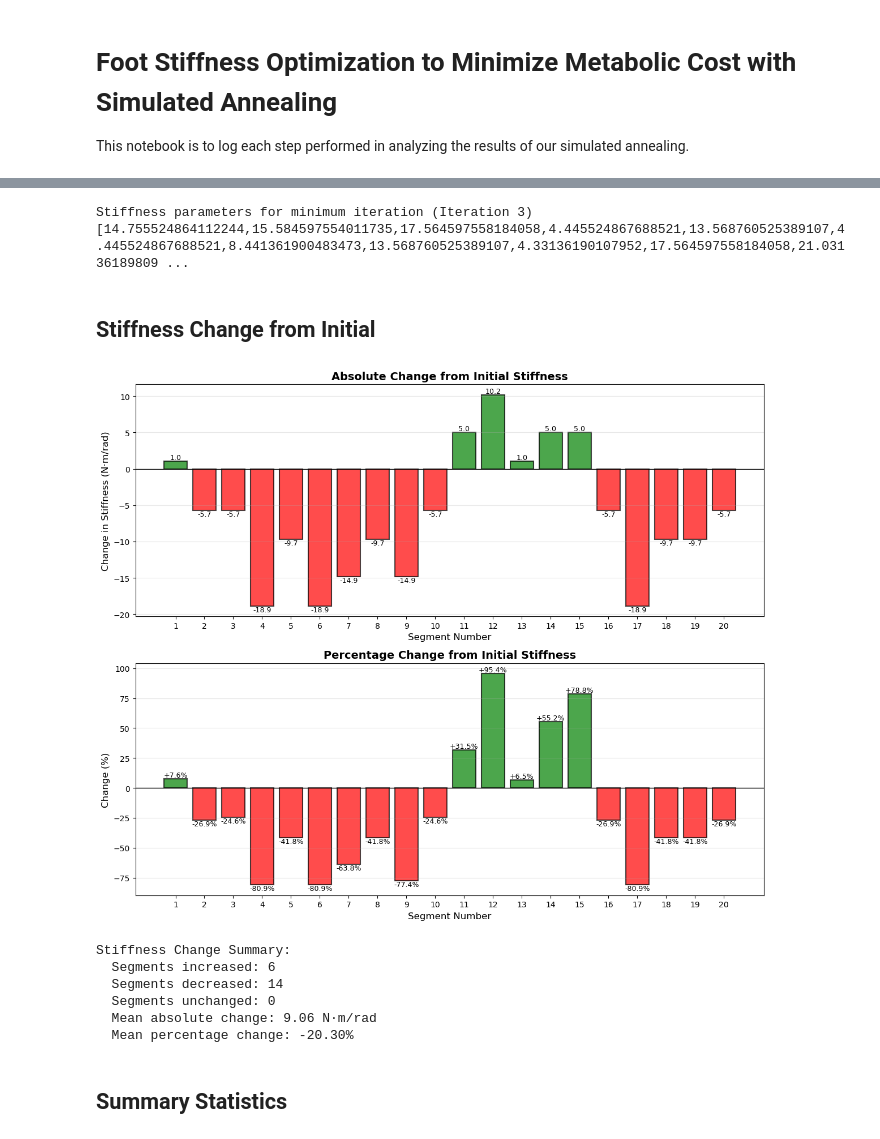
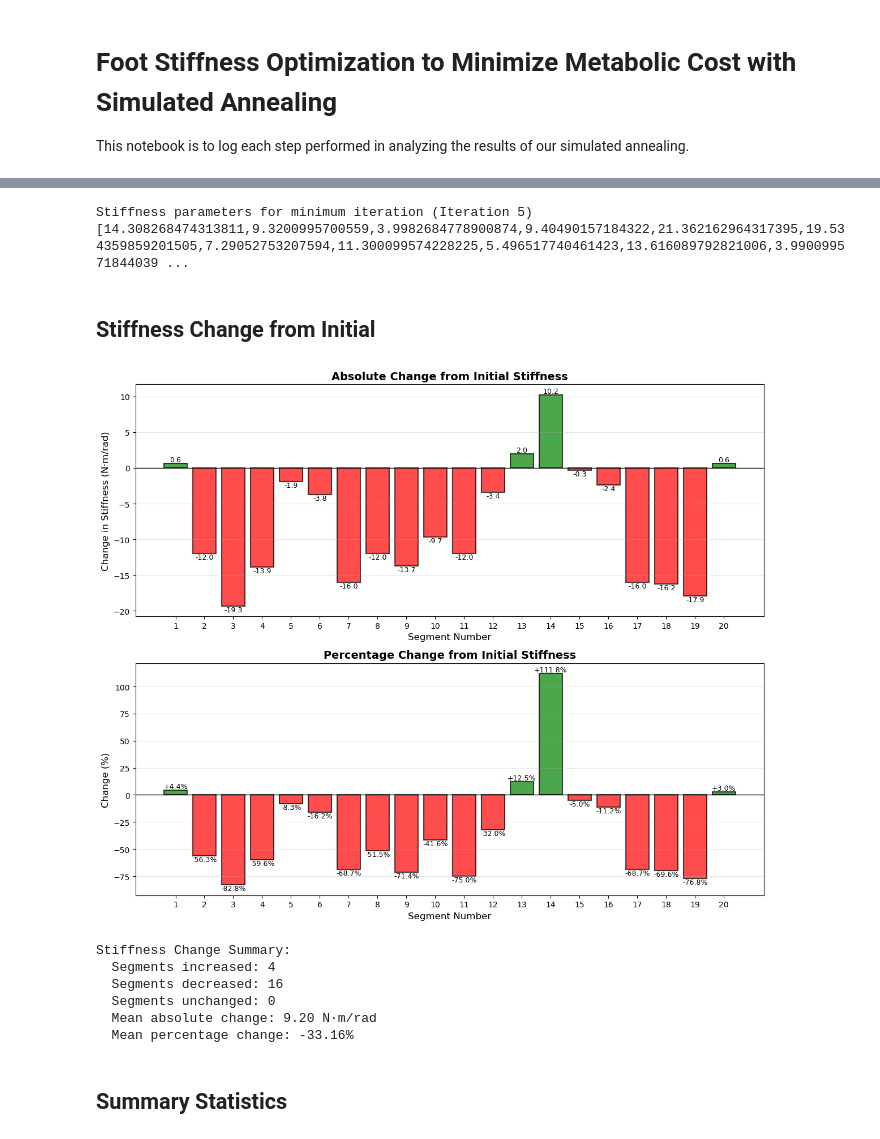
Before and after one commit to aidankirwin/StiffFoot, a Jupyter notebook: results_analysis/analysis.ipynb, the cells around one changed output, grey strips where cells are left out. Saved outputs shown, nothing was run; the diff lists cells and outputs as text; code cells hidden in the pictures.

Commit message:
important changes

```diff
--- a/results_analysis/analysis.ipynb
+++ b/results_analysis/analysis.ipynb
@@ -9,7 +9,7 @@ import pickle
 
 # Import data
 
-with open('iteration_data.pkl', 'rb') as f:
+with open('iteration_data_2.pkl', 'rb') as f:
     results = pickle.load(f)
 
 print(results)
@@ -61,15 +61,8 @@ stiffnesses = [x['x'] for x in results]
 
 print('['+','.join(map(str, stiffnesses[minima]))+']')
 # %% [output]
-Stiffness parameters for minimum iteration (Iteration 3)
-[14.755524864112244,15.584597554011735,17.564597558184058,4.445524867688521,13.568760525389107,4.445524867688521,8.441361900483473,13.568760525389107,4.33136190107952,17.564597558184058,21.03136189809 ...
+Stiffness parameters for minimum iteration (Iteration 5)
+[14.308268474313811,9.3200995700559,3.9982684778900874,9.40490157184322,21.362162964317395,19.534359859201505,7.29052753207594,11.300099574228225,5.496517740461423,13.616089792821006,3.990099571844039 ...
-# %%
-import opensim as osim
-from simulated_annealing import run_full_pipeline
-
-x = [14.755524864112244,15.584597554011735,17.564597558184058,4.445524867688521,13.568760525389107,4.445524867688521,8.441361900483473,13.568760525389107,4.33136190107952,17.564597558184058,21.031361898099288,20.82876052479306,17.035524865304335,14.181361904059754,11.441361894523011,15.584597554011735,4.445524867688521,13.568760525389107,13.568760525389107,15.584597554011735]
-
-run_full_pipeline(x)
 # %% [markdown]
 ## Stiffness Change from Initial
 # %%
@@ -88,7 +81,7 @@ colors1 = ['green' if x > 0 else 'red' for x in absolute_changes]
 bars1 = ax1.bar(segments, absolute_changes, color=colors1, edgecolor='black', linewidth=1.5, alpha=0.7)
 ax1.axhline(y=0, color='black', linestyle='-', linewidth=1)
 ax1.set_xlabel('Segment Number', fontsize=12)
-ax1.set_ylabel('Change in Stiffness (N·m/rad)', fontsize=12)
+ax1.set_ylabel('Change in Stiffness (N·m/deg)', fontsize=12)
 ax1.set_title('Absolute Change from Initial Stiffness', fontsize=14, fontweight='bold')
 ax1.set_xticks(segments)
 ax1.grid(True, alpha=0.3, axis='y')
@@ -96,41 +89,41 @@ ax1.grid(True, alpha=0.3, axis='y')
 # Add value labels on bars
 for i, (seg, val) in enumerate(zip(segments, absolute_changes)):
     ax1.text(seg, val, f'{val:.1f}', ha='center',
              va='bottom' if val > 0 else 'top', fontsize=9)
 
 # Plot 2: Percentage change
 colors2 = ['green' if x > 0 else 'red' for x in percent_changes]
 bars2 = ax2.bar(segments, percent_changes, color=colors2, edgecolor='black', linewidth=1.5, alpha=0.7)
 ax2.axhline(y=0, color='black', linestyle='-', linewidth=1)
 ax2.set_xlabel('Segment Number', fontsize=12)
 ax2.set_ylabel('Change (%)', fontsize=12)
 ax2.set_title('Percentage Change from Initial Stiffness', fontsize=14, fontweight='bold')
 ax2.set_xticks(segments)
 ax2.grid(True, alpha=0.3, axis='y')
 
 # Add value labels on bars
 for i, (seg, val) in enumerate(zip(segments, percent_changes)):
     ax2.text(seg, val, f'{val:+.1f}%', ha='center',
              va='bottom' if val > 0 else 'top', fontsize=9)
 
 plt.tight_layout()
 plt.show()
 
 # Print summary of changes
 print(f"\nStiffness Change Summary:")
 print(f"  Segments increased: {np.sum(absolute_changes > 0)}")
 print(f"  Segments decreased: {np.sum(absolute_changes < 0)}")
 print(f"  Segments unchanged: {np.sum(absolute_changes == 0)}")
-print(f"  Mean absolute change: {np.mean(np.abs(absolute_changes)):.2f} N·m/rad")
+print(f"  Mean absolute change: {np.mean(np.abs(absolute_changes)):.2f} N·m/deg")
 print(f"  Mean percentage change: {np.mean(percent_changes):.2f}%")
 # %% [output]
-[figure, old version]
+[figure, new version]
 Stiffness Change Summary:
-  Segments increased: 6
-  Segments decreased: 14
+  Segments increased: 4
+  Segments decreased: 16
   Segments unchanged: 0
-  Mean absolute change: 9.06 N·m/rad
-  Mean percentage change: -20.30%
+  Mean absolute change: 9.20 N·m/rad
+  Mean percentage change: -33.16%
 # %% [markdown]
 ## Summary Statistics
 # %%
```
Also changed, not shown: parts of 3 cells of this notebook.
